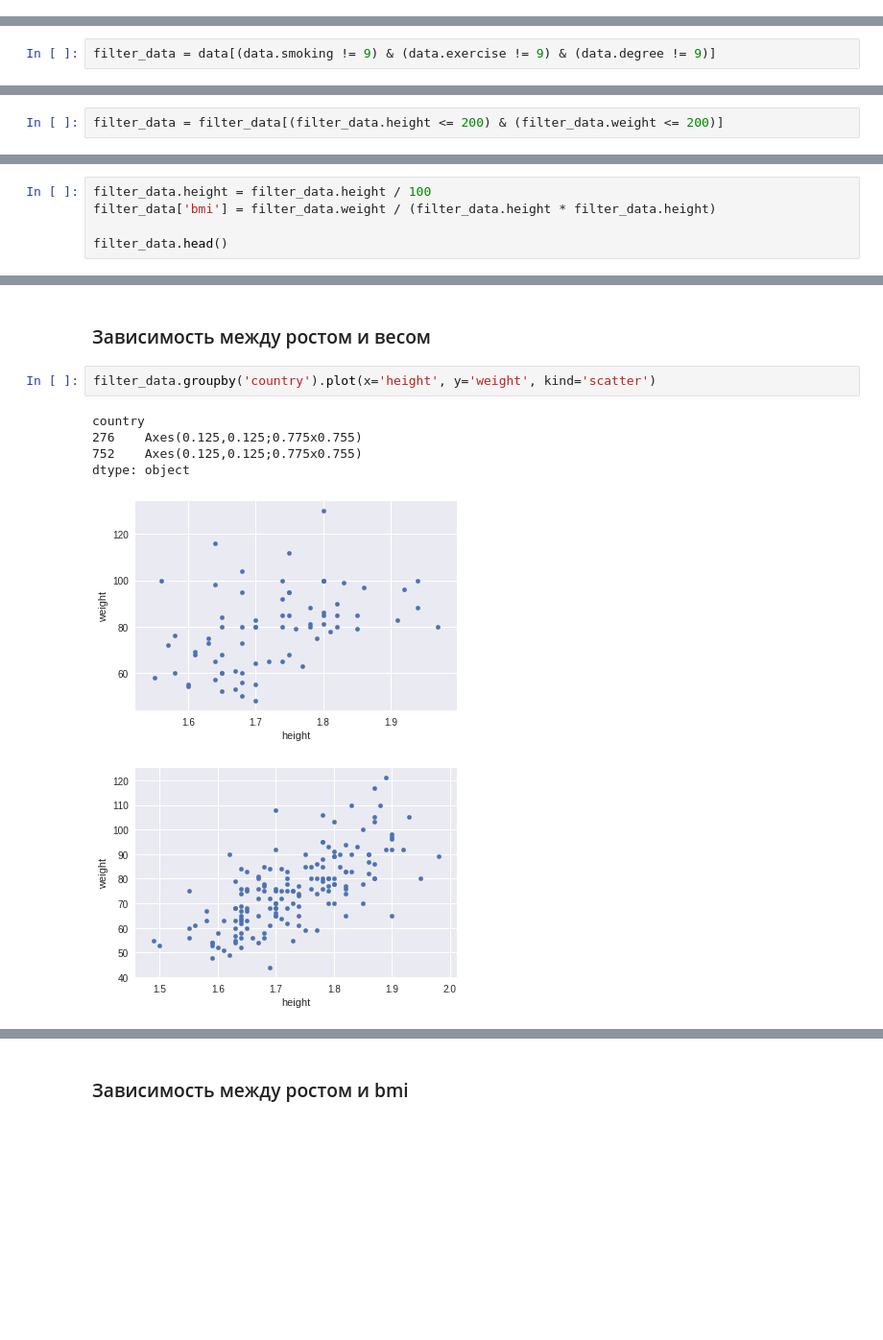
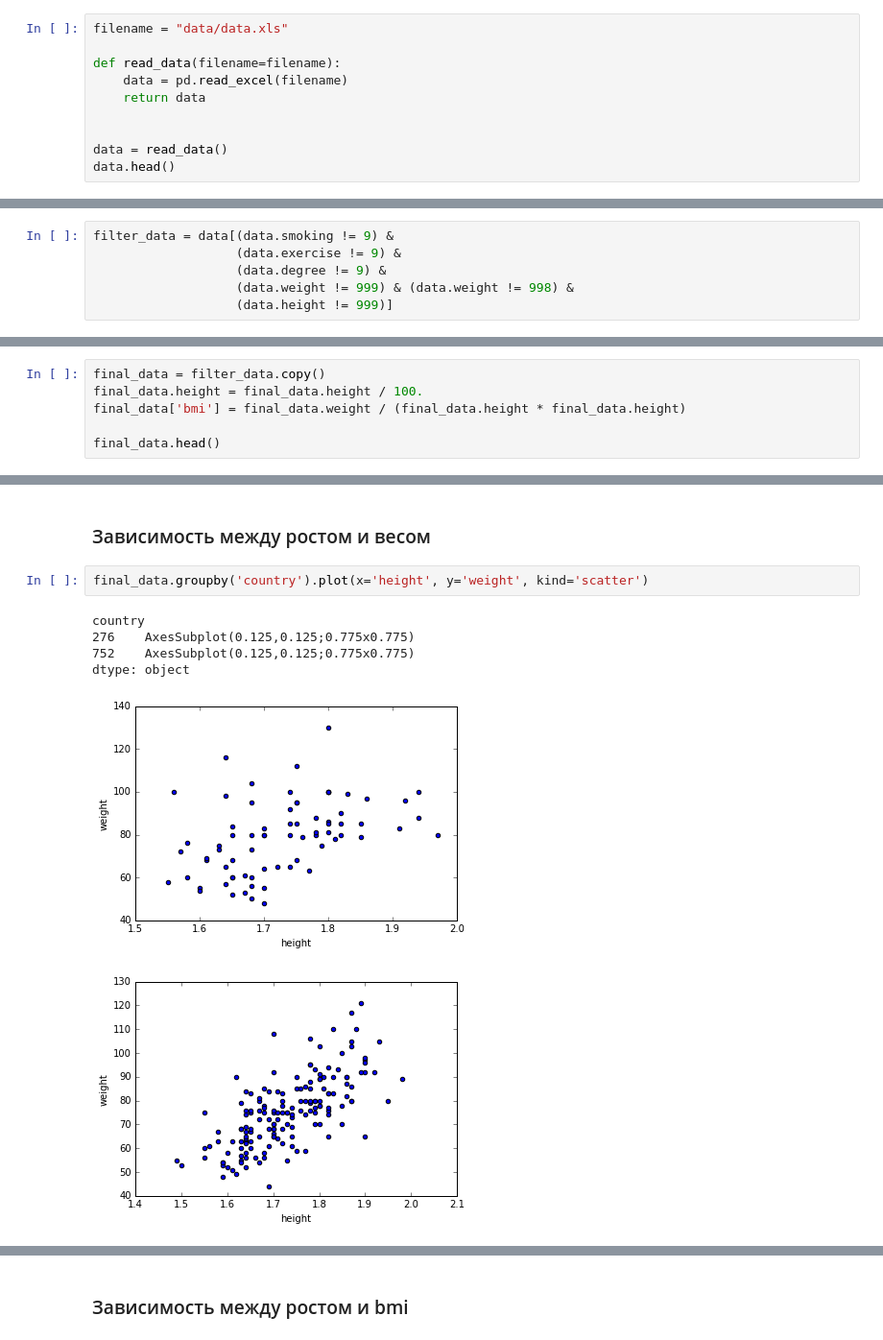
Before and after one commit to YRustt/Contests, a Jupyter notebook: 2017-Life-Math-statistics/bmi.ipynb, the cells around one changed output, grey strips where cells are left out. Shown at 96% size. Cells and saved outputs as stored; diff of their text form; blank space fills up the shorter version.

```diff
--- a/2017-Life-Math-statistics/bmi.ipynb
+++ b/2017-Life-Math-statistics/bmi.ipynb
@@ -24,0 +18,10 @@ data.head()
+# %%
+filename = "data/data.xls"
+
+def read_data(filename=filename):
+    data = pd.read_excel(filename)
+    return data
+
+
+data = read_data()
+data.head()
@@ -70,2 +228,6 @@ Name: sex, dtype: int64
 # %%
-filter_data = data[(data.smoking != 9) & (data.exercise != 9) & (data.degree != 9)]
+filter_data = data[(data.smoking != 9) &
+                   (data.exercise != 9) &
+                   (data.degree != 9) &
+                   (data.weight != 999) & (data.weight != 998) &
+                   (data.height != 999)]
@@ -80,2 +458,0 @@ dtype: object
-# %%
-filter_data = filter_data[(filter_data.height <= 200) & (filter_data.weight <= 200)]
@@ -119,10 +486,11 @@ $$I = \frac{m}{h^2},$$
 
 и измеряется в $kg/m^2$
 # %%
-filter_data.height = filter_data.height / 100
-filter_data['bmi'] = filter_data.weight / (filter_data.height * filter_data.height)
+final_data = filter_data.copy()
+final_data.height = final_data.height / 100.
+final_data['bmi'] = final_data.weight / (final_data.height * final_data.height)
 
-filter_data.head()
+final_data.head()
 # %% [output]
 |  | country | height | weight | sex | age | degree | exercise | drinking | smoking | bmi |
 | 0 | 276 | 1.83 | 99 | 1 | 25 | 4 | 1 | 2 | 2 | 29.561946 |
@@ -295,12 +677,12 @@ ax2.set_title('752')
 # %% [markdown]
 ### Зависимость между ростом и весом
 # %%
-filter_data.groupby('country').plot(x='height', y='weight', kind='scatter')
+final_data.groupby('country').plot(x='height', y='weight', kind='scatter')
 # %% [output]
 country
-276    Axes(0.125,0.125;0.775x0.755)
-752    Axes(0.125,0.125;0.775x0.755)
+276    AxesSubplot(0.125,0.125;0.775x0.775)
+752    AxesSubplot(0.125,0.125;0.775x0.775)
 dtype: object
-[figure, old version]
+[figure, new version]
-[figure, old version]
+[figure, new version]
 # %%
```
Also changed, not shown: parts of 69 cells of this notebook.
